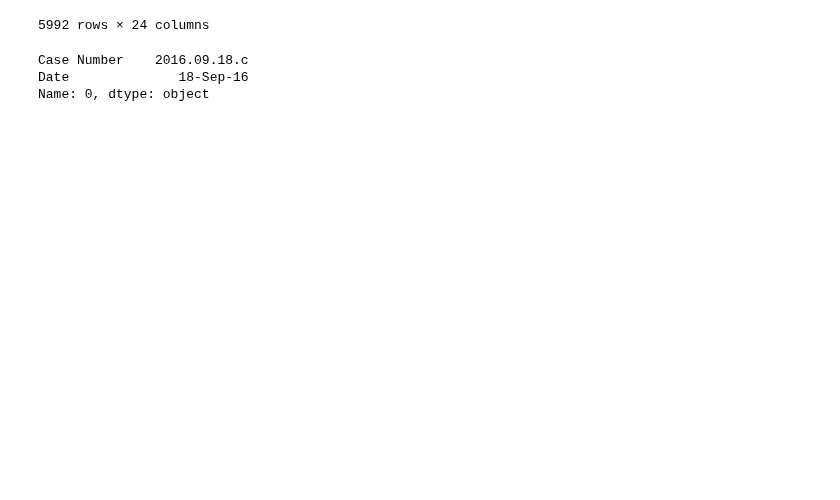
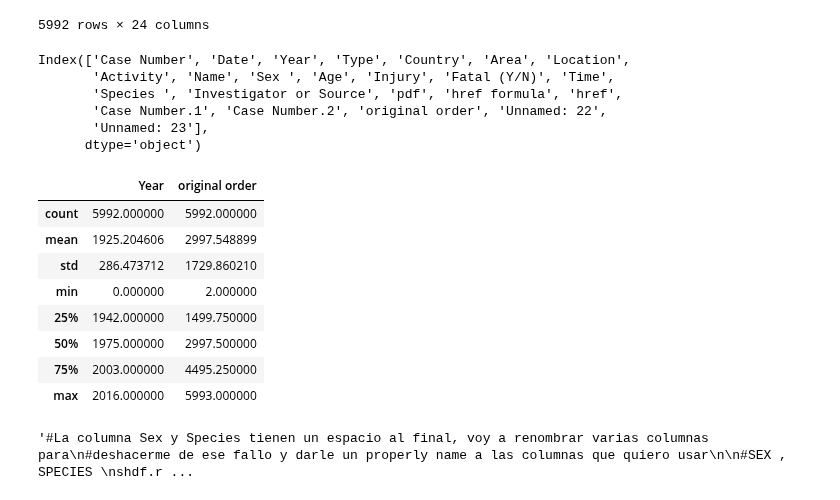
Before and after one commit to ironhack-datalabs/datamad0819, a Jupyter notebook: module-1/pandas-project/your-code/main.ipynb, the cells around one changed output. Cells and saved outputs as stored; diff of their text form; code cells hidden in the pictures; blank space fills up the shorter version.

```diff
--- a/module-1/pandas-project/your-code/main.ipynb
+++ b/module-1/pandas-project/your-code/main.ipynb
@@ -23,10 +24,36 @@ display(shdf)
 | 5990 | ND.0002 | 1883-1889 | 0 | Unprovoked | PANAMA | NaN | Panama Bay 8ºN, 79ºW | NaN | Jules Patterson | M | ... |
 | 5991 | ND.0001 | 1845-1853 | 0 | Unprovoked | CEYLON (SRI LANKA) | Eastern Province | Below the English fort, Trincomalee | Swimming | male | M | ... |
 5992 rows × 24 columns
-# %%
-shdf = df.iloc[0,0:2]
-display(shdf)
-# %% [output]
-Case Number    2016.09.18.c
-Date              18-Sep-16
-Name: 0, dtype: object
+# %%
+shdf.columns
+#Busco las columnas para conocer el nombre y elegir qcon qué me quedo para empezar a limpiar.
+#Acabo de darme cuenta que en el guadalquivir un tiburón se zampó a un señor que nadaba tan tranquilo.
+# %% [output]
+Index(['Case Number', 'Date', 'Year', 'Type', 'Country', 'Area', 'Location',
+       'Activity', 'Name', 'Sex ', 'Age', 'Injury', 'Fatal (Y/N)', 'Time',
+       'Species ', 'Investigator or Source', 'pdf', 'href formula', 'href',
+       'Case Number.1', 'Case Number.2', 'original order', 'Unnamed: 22',
+       'Unnamed: 23'],
+      dtype='object')
+# %%
+shdf.describe()
+# Uso el decribe para ver los datos estadísticos y veo que hay muy pocas columnas ed tipo float
+# %% [output]
+|  | Year | original order |
+| count | 5992.000000 | 5992.000000 |
+| mean | 1925.204606 | 2997.548899 |
+| std | 286.473712 | 1729.860210 |
+| min | 0.000000 | 2.000000 |
+| 25% | 1942.000000 | 1499.750000 |
+| 50% | 1975.000000 | 2997.500000 |
+| 75% | 2003.000000 | 4495.250000 |
+| max | 2016.000000 | 5993.000000 |
+# %%
+'''#La columna Sex y Species tienen un espacio al final, voy a renombrar varias columnas para
+#deshacerme de ese fallo y darle un properly name a las columnas que quiero usar
+
+#SEX , SPECIES
+shdf.rename(columns={"Sex ":"Sex","Species ":"Species"},inplace=True)
+shdf'''
+# %% [output]
+'#La columna Sex y Species tienen un espacio al final, voy a renombrar varias columnas para\n#deshacerme de ese fallo y darle un properly name a las columnas que quiero usar\n\n#SEX , SPECIES \nshdf.r ...
```
Also changed, not shown: parts of 9 cells of this notebook.
